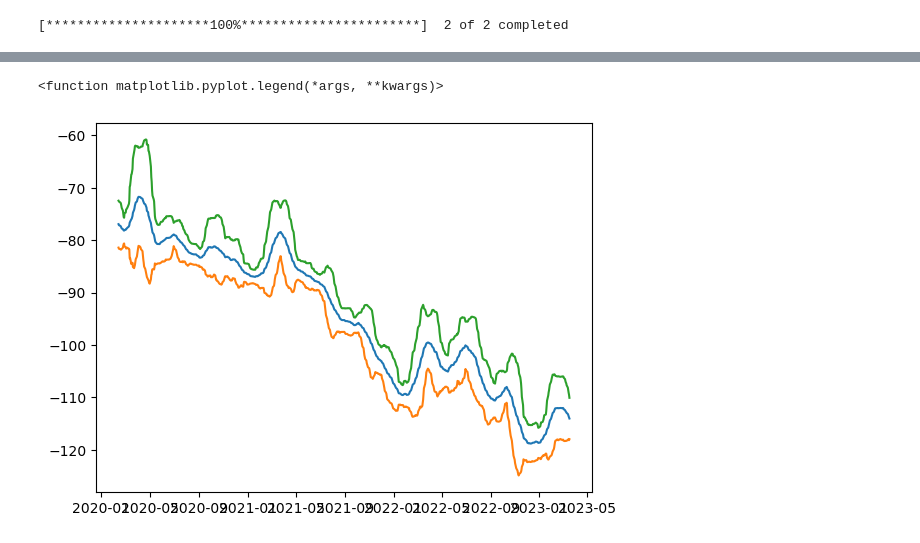
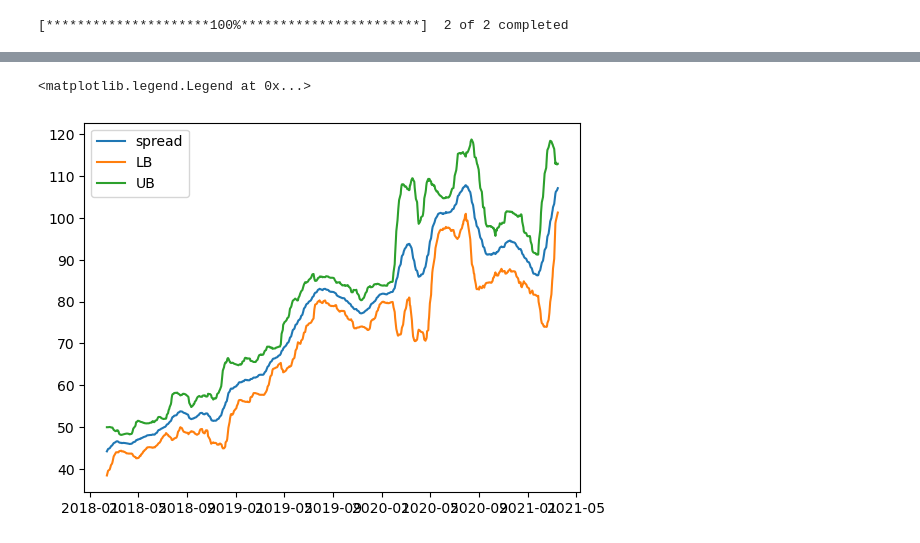
Before and after one commit to flapdragon/pairs-trading, a Jupyter notebook: Pairs Trading.ipynb, the cells around one changed output, grey strips where cells are left out. Drawn from its saved outputs; the diff is of its cells as text; code cells hidden in the pictures.

```diff
--- a/Pairs Trading.ipynb
+++ b/Pairs Trading.ipynb
@@ -9,14 +9,14 @@ from datetime import datetime
 from dateutil.relativedelta import relativedelta
 # %%
 # Define ticker symbols for KO and PEP, two correlated stocks
-tickers = [ "KO", "PEP" ]
-# tickers = [ "MSFT", "AAPL" ]
+# tickers = [ "KO", "PEP" ]
+tickers = [ "MSFT", "AAPL" ]
 # %%
 # Retrieve the historical prices for the tickers
 start = (datetime.today() + relativedelta(years=-2)).strftime('%Y-%m-%d')
 end = datetime.today().strftime('%Y-%m-%d') # End date not inclusive
 interval = "1d"
-prices = yf.download(tickers, start="2020-01-01", end="2023-03-18")["Adj Close"]
+prices = yf.download(tickers, start="2018-01-01", end="2021-03-18")["Adj Close"]
 # prices.tail(5)
 # %% [output]
 [*********************100%***********************]  2 of 2 completed
@@ -74,8 +78,8 @@ plt.show()
 # %%
 plt.plot(spread_mean, label="spread")
 plt.plot(lower_bound, label="LB")
 plt.plot(upper_bound, label="UB")
-plt.legend
+plt.legend()
 # %% [output]
-<function matplotlib.pyplot.legend(*args, **kwargs)>
+<matplotlib.legend.Legend at 0x...>
-[figure, old version]
+[figure, new version]
```
Also changed, not shown: parts of 15 cells of this notebook.
